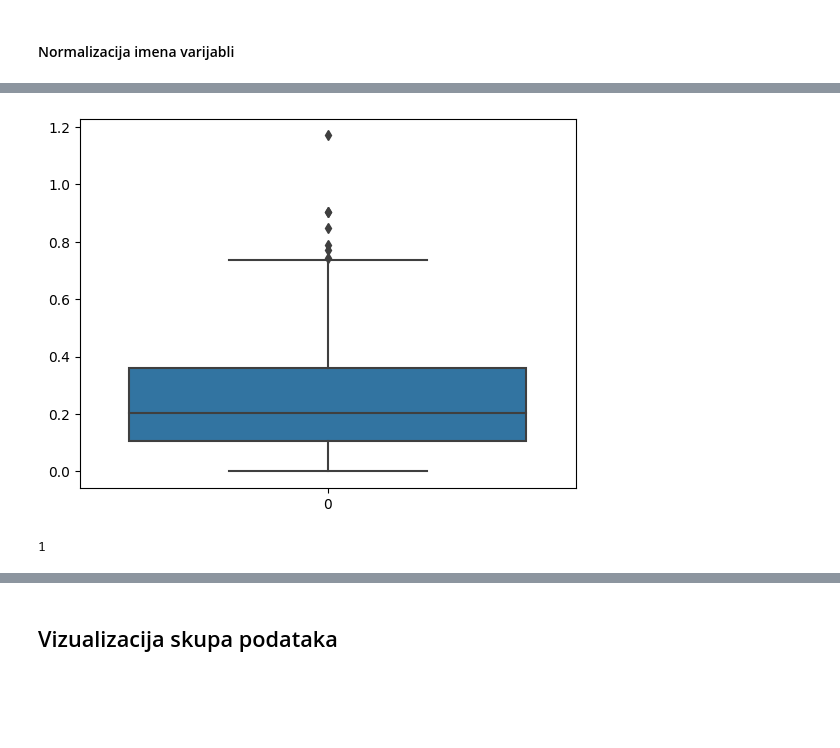
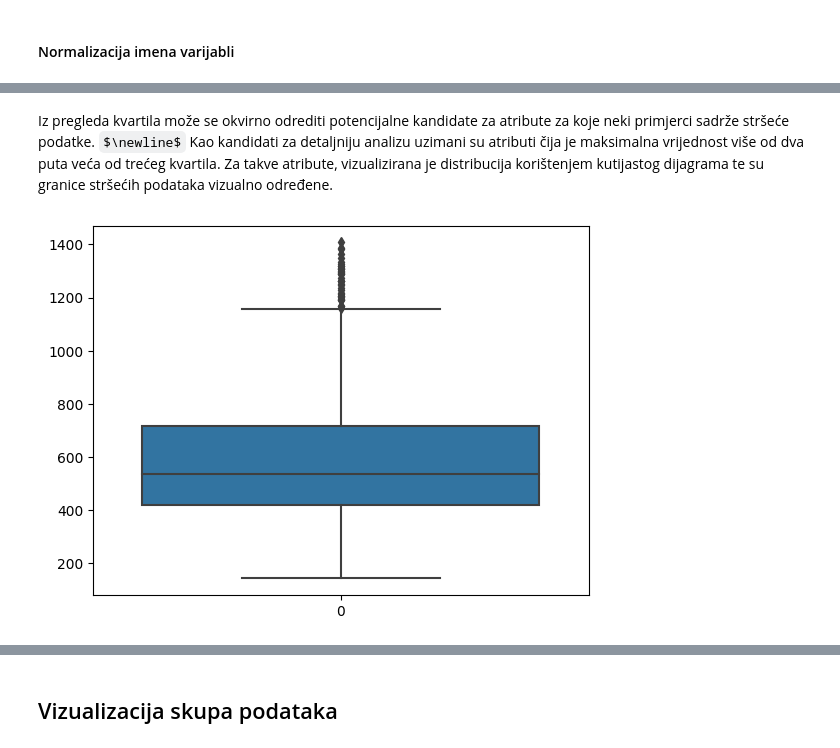
Before and after one commit to ToniIvankovic/uuzop-breast-cancer-classification, a Jupyter notebook: data_visualisation.ipynb, the cells around one changed output, grey strips where cells are left out. Saved outputs shown, nothing was run; the diff lists cells and outputs as text; code cells hidden in the pictures; some formulas as TeX source; blank space fills up the shorter version.

```diff
--- a/data_visualisation.ipynb
+++ b/data_visualisation.ipynb
@@ -38,3 +42,6 @@ array(['id', 'diagnosis', 'radius_mean', 'texture_mean', 'perimeter_mean',
        'compactness_worst', 'concavity_worst', 'concave points_worst',
        'symmetry_worst', 'fractal_dimension_worst', 'Unnamed: 32'],
       dtype=object)
+# %%
+df_initial.drop(['Unnamed: 32'], axis=1, inplace=True)
+df_initial.columns.values
@@ -41,4 +59,4 @@ array(['id', 'diagnosis', 'radius_mean', 'texture_mean', 'perimeter_mean',
 # %% [markdown]
 #### Normalizacija imena varijabli
 # %%
-df.rename(columns={'concave points_worst': 'concave_points_worst', 'concave points_mean': 'concave_points_mean', 'concave points_se': 'concave_points_se'}, inplace=True)
+df_initial.rename(columns={'concave points_worst': 'concave_points_worst', 'concave points_mean': 'concave_points_mean', 'concave points_se': 'concave_points_se'}, inplace=True)
@@ -71,0 +132,4 @@ df.rename(columns={'concave points_worst': 'concave_points_worst', 'concave poin
+# %%
+df = df_initial.copy()
+df.drop(['id'], axis=1, inplace=True)
+df.info()
@@ -71,0 +159,4 @@ df.rename(columns={'concave points_worst': 'concave_points_worst', 'concave poin
+# %%
+le = pp.LabelEncoder()
+df['diagnosis'] = le.fit_transform(df['diagnosis'])
+df.info()
@@ -310,8 +219,2 @@ df_numeric.reset_index(drop=True, inplace=True)
-# %%
-check_outliers(df_numeric, 'concavity_worst')
-print((df_numeric.concavity_worst > 1.0).sum())
-df_numeric.drop(df_numeric[df_numeric.concavity_worst > 1.0].index, inplace=True)
-df_numeric.reset_index(drop=True, inplace=True)
-# %% [output]
-[figure, removed]
-1
+# %% [markdown]
+Iz pregleda kvartila može se okvirno odrediti potencijalne kandidate za atribute za koje neki primjerci sadrže stršeće podatke. $\newline$ Kao kandidati za detaljniju analizu uzimani su atributi čija je maksimalna vrijednost više od dva puta veća od trećeg kvartila. Za takve atribute, vizualizirana je distribucija korištenjem kutijastog dijagrama te su granice stršećih podataka vizualno određene.
@@ -317,0 +225,6 @@ df_numeric.reset_index(drop=True, inplace=True)
+# %%
+check_outliers(df, 'area_mean')
+df.drop(df[df.area_mean > 1500].index, inplace=True)
+df.reset_index(drop=True, inplace=True)
+# %% [output]
+[figure, added]
```
Also changed, not shown: parts of 63 cells of this notebook.
